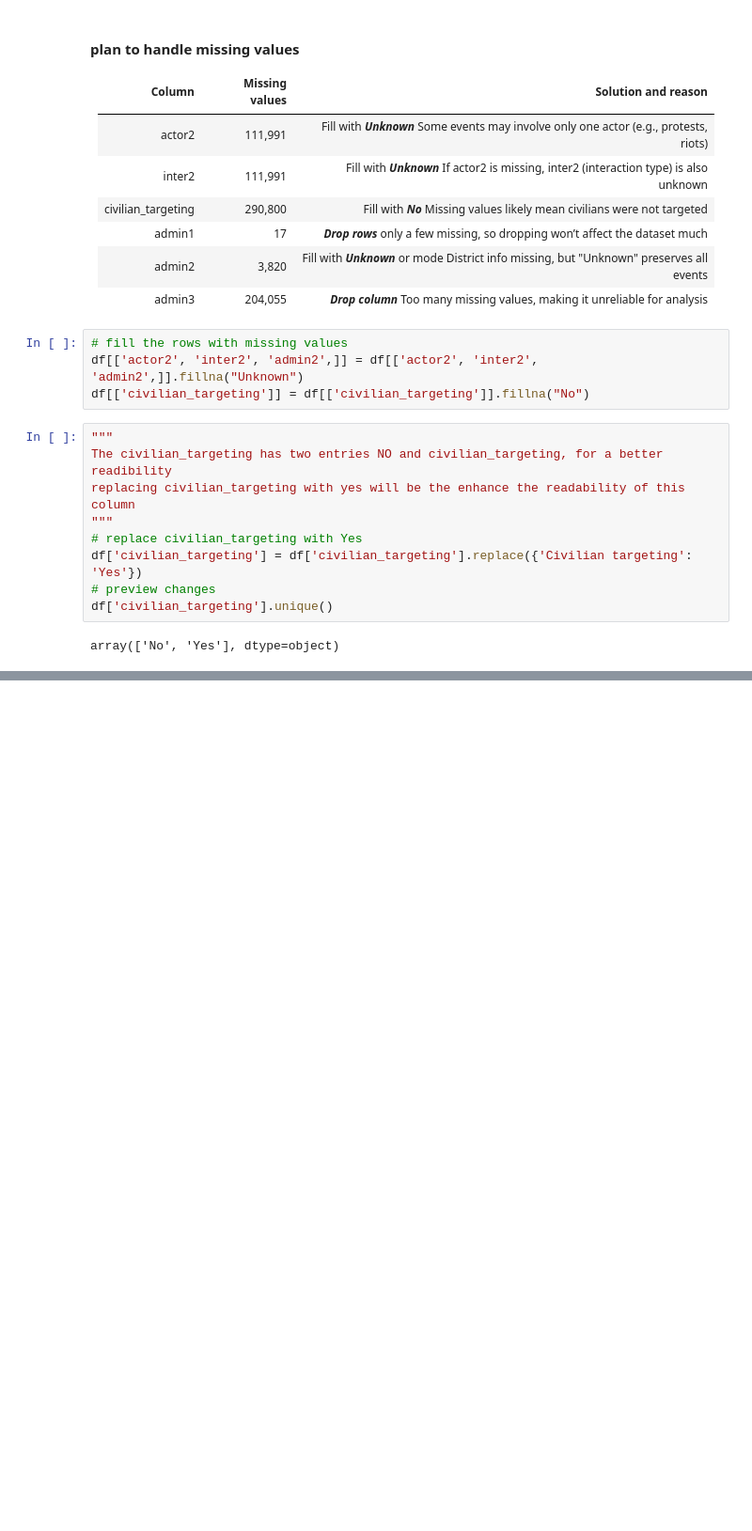
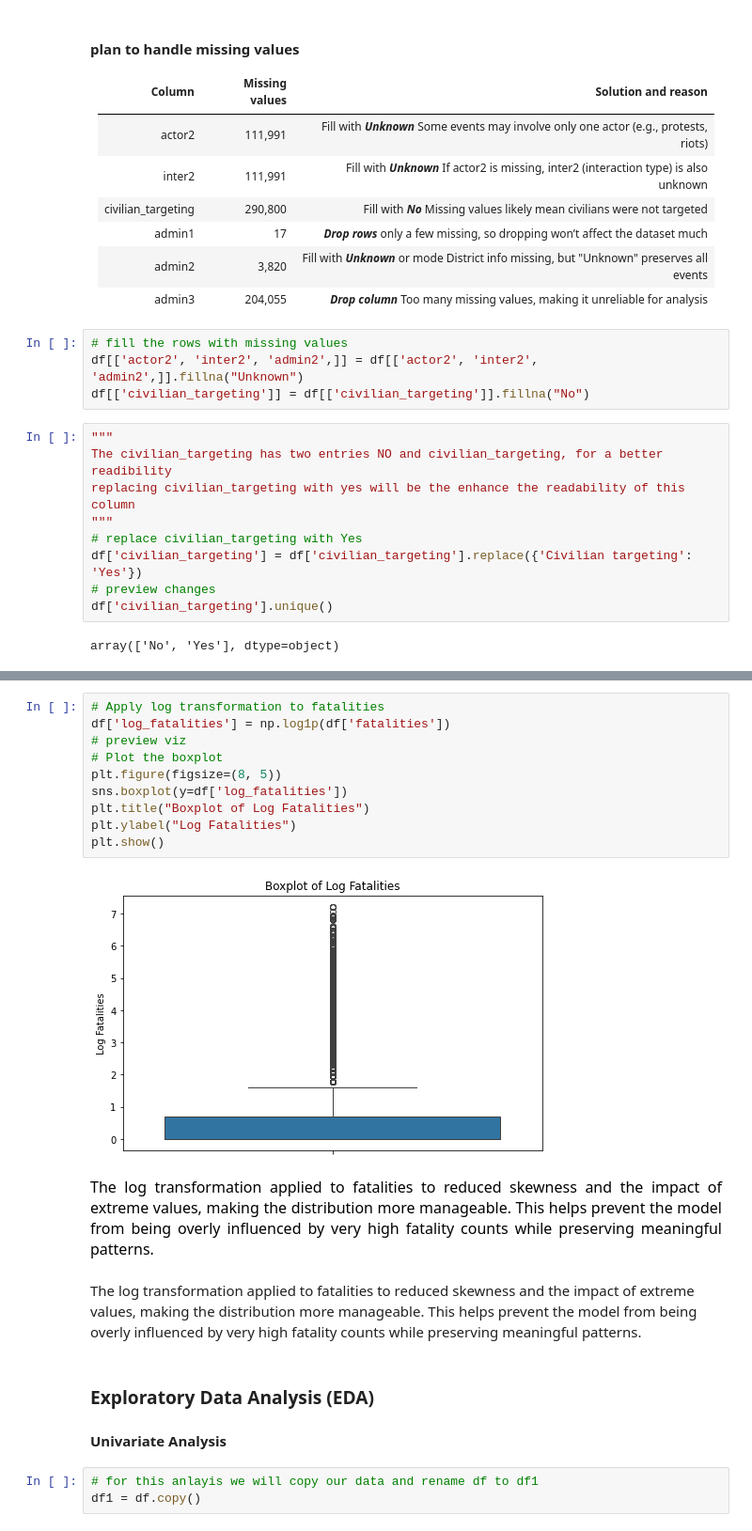
Before and after one commit to Collz472/DSF-PT08P5-GROUP-11-CAPSTONE-PROJECT, a Jupyter notebook: Conflict_Prediction_Model_in_Africa.ipynb, the cells around one changed output, grey strips where cells are left out. Shown at 94% size. Cells and saved outputs as stored; diff of their text form; blank space fills up the shorter version.

```diff
--- a/Conflict_Prediction_Model_in_Africa.ipynb
+++ b/Conflict_Prediction_Model_in_Africa.ipynb
@@ -346,0 +383,24 @@ array(['No', 'Yes'], dtype=object)
+# %%
+# Apply log transformation to fatalities
+df['log_fatalities'] = np.log1p(df['fatalities'])
+# preview viz
+# Plot the boxplot
+plt.figure(figsize=(8, 5))
+sns.boxplot(y=df['log_fatalities'])
+plt.title("Boxplot of Log Fatalities")
+plt.ylabel("Log Fatalities")
+plt.show()
+# %% [output]
+[figure, added]
+# %% [markdown]
+<p style="text-align: justify; font-size:16px; color:rgb(1, 1, 1);line-height: 1.8;">
+The log transformation applied to fatalities to reduced skewness and the impact of extreme values, making the distribution more manageable. This helps prevent the model from being overly influenced by very high fatality counts while preserving meaningful patterns.</p>
+# %% [markdown]
+The log transformation applied to fatalities to reduced skewness and the impact of extreme values, making the distribution more manageable. This helps prevent the model from being overly influenced by very high fatality counts while preserving meaningful patterns.
+# %% [markdown]
+### Exploratory Data Analysis (EDA)
+
+#### Univariate Analysis
+# %%
+# for this anlayis we will copy our data and rename df to df1
+df1 = df.copy()
```
Also changed, not shown: parts of 45 cells of this notebook.
